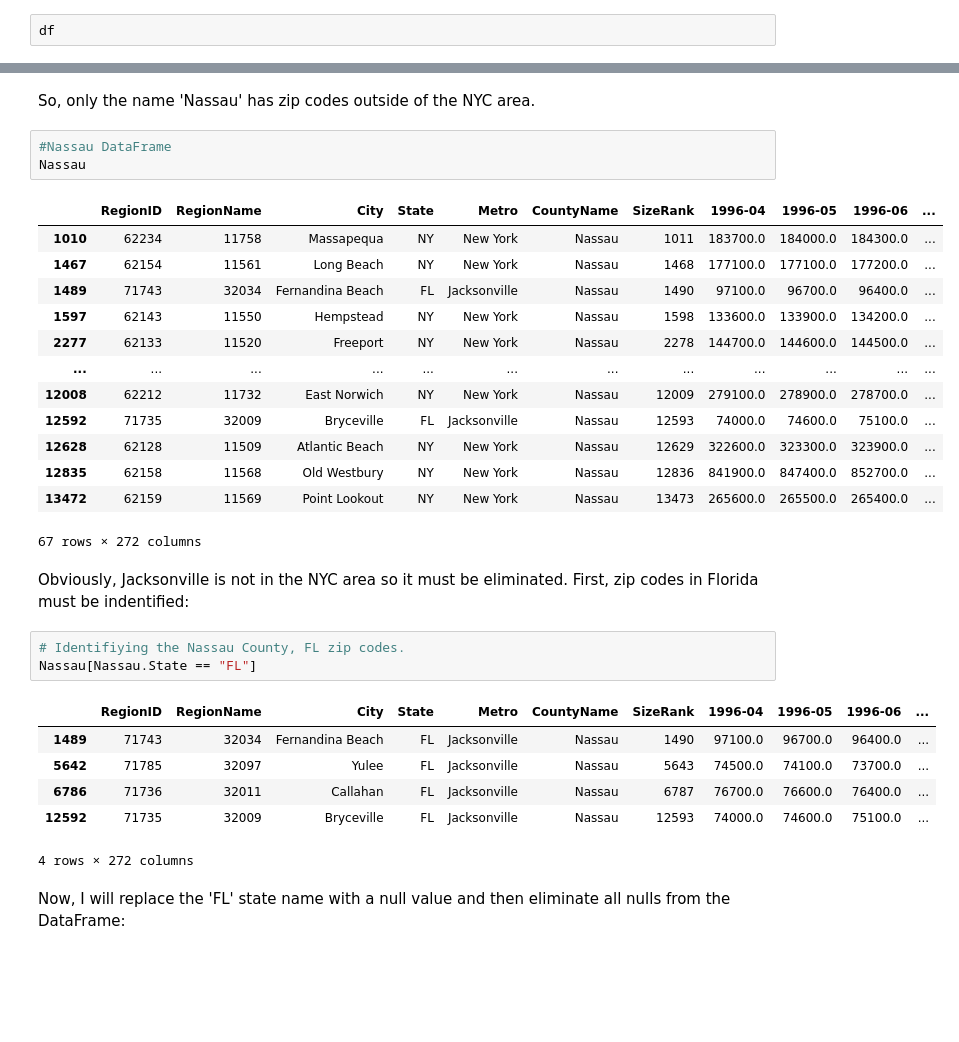
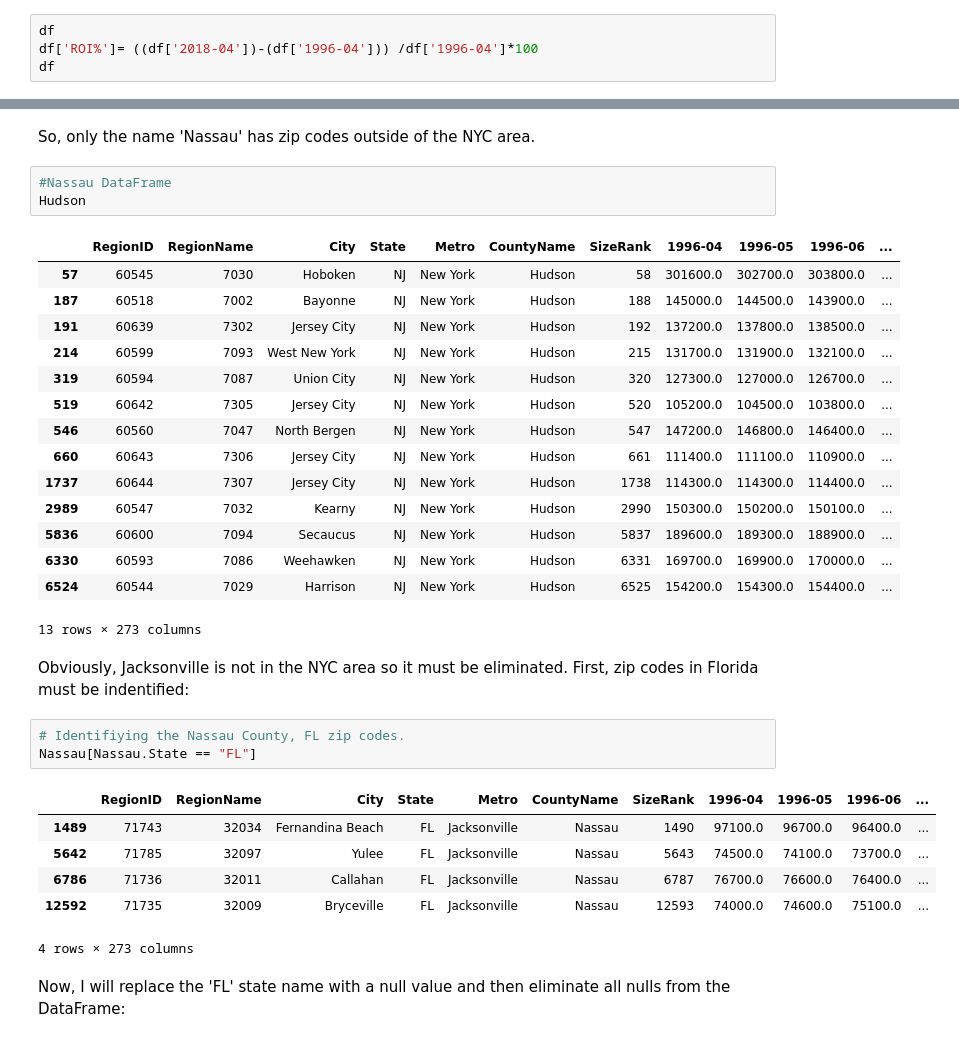
Before and after one commit to icapeli/Hudson-County-Time-Series, a Jupyter notebook: phase_4_project.ipynb, the cells around one changed output, grey strips where cells are left out. Saved outputs shown, nothing was run; the diff lists cells and outputs as text; blank space fills up the shorter version.

```diff
--- a/phase_4_project.ipynb
+++ b/phase_4_project.ipynb
@@ -47,6 +51,8 @@ df = pd.read_csv('zillow_data.csv')
 Showing the DataFrame:
 # %%
 df
+df['ROI%']= ((df['2018-04'])-(df['1996-04'])) /df['1996-04']*100
+df
 # %% [output]
 |  | RegionID | RegionName | City | State | Metro | CountyName | SizeRank | 1996-04 | 1996-05 | 1996-06 | ... |
 | 0 | 84654 | 60657 | Chicago | IL | Chicago | Cook | 1 | 334200.0 | 335400.0 | 336500.0 | ... |
@@ -100,21 +106,23 @@ Name: State, dtype: int64
 So, only the name 'Nassau' has zip codes outside of the NYC area.
 # %%
 #Nassau DataFrame
-Nassau
+Hudson
 # %% [output]
 |  | RegionID | RegionName | City | State | Metro | CountyName | SizeRank | 1996-04 | 1996-05 | 1996-06 | ... |
-| 1010 | 62234 | 11758 | Massapequa | NY | New York | Nassau | 1011 | 183700.0 | 184000.0 | 184300.0 | ... |
-| 1467 | 62154 | 11561 | Long Beach | NY | New York | Nassau | 1468 | 177100.0 | 177100.0 | 177200.0 | ... |
-| 1489 | 71743 | 32034 | Fernandina Beach | FL | Jacksonville | Nassau | 1490 | 97100.0 | 96700.0 | 96400.0 | ... |
-| 1597 | 62143 | 11550 | Hempstead | NY | New York | Nassau | 1598 | 133600.0 | 133900.0 | 134200.0 | ... |
-| 2277 | 62133 | 11520 | Freeport | NY | New York | Nassau | 2278 | 144700.0 | 144600.0 | 144500.0 | ... |
-| ... | ... | ... | ... | ... | ... | ... | ... | ... | ... | ... | ... |
-| 12008 | 62212 | 11732 | East Norwich | NY | New York | Nassau | 12009 | 279100.0 | 278900.0 | 278700.0 | ... |
-| 12592 | 71735 | 32009 | Bryceville | FL | Jacksonville | Nassau | 12593 | 74000.0 | 74600.0 | 75100.0 | ... |
-| 12628 | 62128 | 11509 | Atlantic Beach | NY | New York | Nassau | 12629 | 322600.0 | 323300.0 | 323900.0 | ... |
-| 12835 | 62158 | 11568 | Old Westbury | NY | New York | Nassau | 12836 | 841900.0 | 847400.0 | 852700.0 | ... |
-| 13472 | 62159 | 11569 | Point Lookout | NY | New York | Nassau | 13473 | 265600.0 | 265500.0 | 265400.0 | ... |
+| 57 | 60545 | 7030 | Hoboken | NJ | New York | Hudson | 58 | 301600.0 | 302700.0 | 303800.0 | ... |
+| 187 | 60518 | 7002 | Bayonne | NJ | New York | Hudson | 188 | 145000.0 | 144500.0 | 143900.0 | ... |
+| 191 | 60639 | 7302 | Jersey City | NJ | New York | Hudson | 192 | 137200.0 | 137800.0 | 138500.0 | ... |
+| 214 | 60599 | 7093 | West New York | NJ | New York | Hudson | 215 | 131700.0 | 131900.0 | 132100.0 | ... |
+| 319 | 60594 | 7087 | Union City | NJ | New York | Hudson | 320 | 127300.0 | 127000.0 | 126700.0 | ... |
+| 519 | 60642 | 7305 | Jersey City | NJ | New York | Hudson | 520 | 105200.0 | 104500.0 | 103800.0 | ... |
+| 546 | 60560 | 7047 | North Bergen | NJ | New York | Hudson | 547 | 147200.0 | 146800.0 | 146400.0 | ... |
+| 660 | 60643 | 7306 | Jersey City | NJ | New York | Hudson | 661 | 111400.0 | 111100.0 | 110900.0 | ... |
+| 1737 | 60644 | 7307 | Jersey City | NJ | New York | Hudson | 1738 | 114300.0 | 114300.0 | 114400.0 | ... |
+| 2989 | 60547 | 7032 | Kearny | NJ | New York | Hudson | 2990 | 150300.0 | 150200.0 | 150100.0 | ... |
+| 5836 | 60600 | 7094 | Secaucus | NJ | New York | Hudson | 5837 | 189600.0 | 189300.0 | 188900.0 | ... |
+| 6330 | 60593 | 7086 | Weehawken | NJ | New York | Hudson | 6331 | 169700.0 | 169900.0 | 170000.0 | ... |
+| 6524 | 60544 | 7029 | Harrison | NJ | New York | Hudson | 6525 | 154200.0 | 154300.0 | 154400.0 | ... |
-67 rows × 272 columns
+13 rows × 273 columns
 # %% [markdown]
 Obviously, Jacksonville is not in the NYC area so it must be eliminated. First, zip codes in Florida must be indentified:
 # %%
@@ -126,7 +134,7 @@ Nassau[Nassau.State == "FL"]
 | 5642 | 71785 | 32097 | Yulee | FL | Jacksonville | Nassau | 5643 | 74500.0 | 74100.0 | 73700.0 | ... |
 | 6786 | 71736 | 32011 | Callahan | FL | Jacksonville | Nassau | 6787 | 76700.0 | 76600.0 | 76400.0 | ... |
 | 12592 | 71735 | 32009 | Bryceville | FL | Jacksonville | Nassau | 12593 | 74000.0 | 74600.0 | 75100.0 | ... |
-4 rows × 272 columns
+4 rows × 273 columns
 # %% [markdown]
 Now, I will replace the 'FL' state name with a null value and then eliminate all nulls from the DataFrame:
 # %%
```
Also changed, not shown: parts of 92 cells of this notebook.
